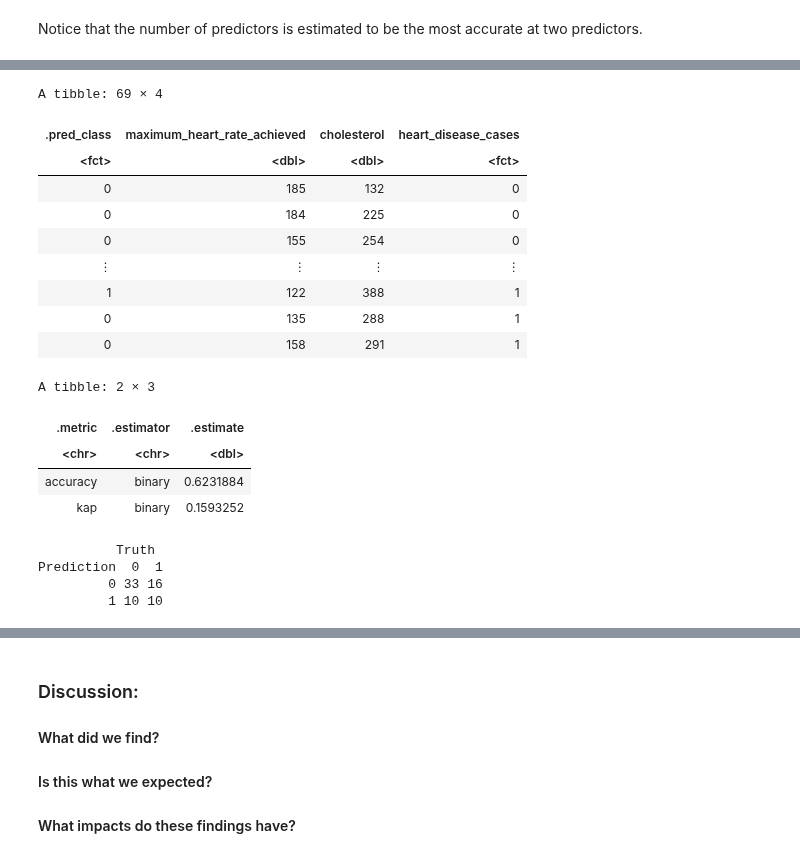
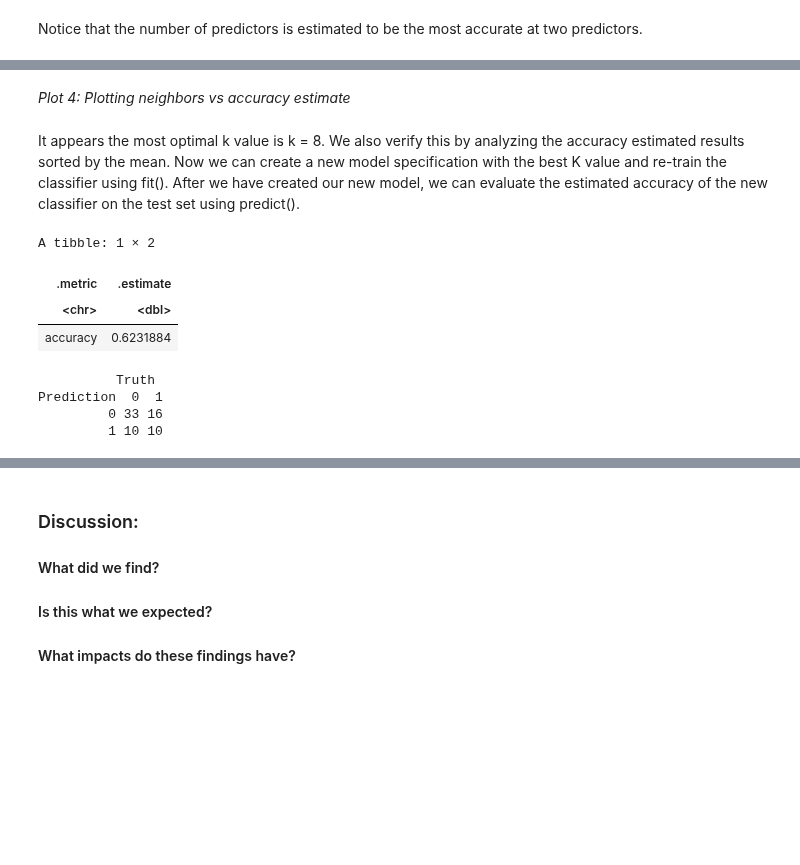
Before and after one commit to jaden-lai/DSCI-100-006-21, a Jupyter notebook: project_final.ipynb, the cells around one changed output, grey strips where cells are left out. Saved outputs shown, nothing was run; the diff lists cells and outputs as text; code cells hidden in the pictures; blank space fills up the shorter version.

```diff
--- a/project_final.ipynb
+++ b/project_final.ipynb
@@ -273,0 +251,6 @@ A tibble: 69 × 3
+# %%
+hd_vfold <- vfold_cv(hd_train, v = 5, strata = heart_disease_cases)
+
+hd_recipe <- recipe(heart_disease_cases ~ maximum_heart_rate_achieved + cholesterol, data = hd_train) |>
+              step_scale(all_predictors()) |>
+              step_center(all_predictors())
@@ -274,28 +259,14 @@ A tibble: 69 × 3
 # %%
-# Using Tutorial classification 2
-# Estimate amount of K to classify using maximum_heart_rate_achieved and cholesterol
-
-knn_spec_2 <- nearest_neighbor(weight_func = "rectangular", neighbors = tune()) |>
+knn_spec <- nearest_neighbor(weight_func = "rectangular", neighbors = tune()) |>
             set_engine("kknn") |>
             set_mode("classification")
-
-hd_recipe <- recipe(heart_disease_cases ~ maximum_heart_rate_achieved + cholesterol, data = hd_train)
-
-hd_vfold <- vfold_cv(hd_train, v = 5, strata = heart_disease_cases)
 
 knn_results <- workflow() |>
                  add_recipe(hd_recipe) |>
                  add_model(knn_spec) |>
                  tune_grid(resamples = hd_vfold, grid = tibble(neighbors = c(2,3,4,5,6,7,8,9,10))) |>
-                 collect_metrics()
-
-accuracy <- knn_results |>
+                 collect_metrics() |>
                  filter(.metric == 'accuracy')
 
-cross_val_plot <- ggplot(accuracy, aes(x = neighbors, y = mean)) +
-                  geom_point() +
-                  geom_line() +
-                  labs(x = 'Neighbors', y = 'Accuracy Estimate')
-
-cross_val_plot
+knn_results
 # %% [output]
@@ -303,45 +298,36 @@ cross_val_plot
+# %% [markdown]
+*Plot 4: Plotting neighbors vs accuracy estimate*
+# %% [markdown]
+It appears the most optimal k value is k = 8. We also verify this by analyzing the accuracy estimated results sorted by the mean. Now we can create a new model specification with the best K value and re-train the classifier using fit(). After we have created our new model, we can evaluate the estimated accuracy of the new classifier on the test set using predict().
 # %%
-# Using Tutorial classification 2
-
 hd_spec <- nearest_neighbor(weight_func = "rectangular", neighbors = 5) |>
        set_engine("kknn") |>
        set_mode("classification")
 
 hd_fit <- workflow() |>
        add_recipe(hd_recipe) |>
        add_model(hd_spec) |>
        fit(data = hd_train)
 
 hd_predictions <- predict(hd_fit , hd_test) |>
        bind_cols(hd_test)
-hd_predictions
 
-hd_predictions <- predict(hd_fit, hd_test) |>
-                        bind_cols(hd_test)
+hd_acc <- hd_predictions |>
+    metrics(truth = heart_disease_cases, estimate = .pred_class) |>
+    select(.metric, .estimate) |>
+    head(1)
 
-hd_metrics <- hd_predictions |> metrics(truth = heart_disease_cases, estimate = .pred_class)
-hd_conf_mat <- hd_predictions |>
-                        conf_mat(truth = heart_disease_cases, estimate = .pred_class)
+hd_cm <- hd_predictions |>
+    conf_mat(truth = heart_disease_cases, estimate = .pred_class)
 
-hd_metrics
-hd_conf_mat
+hd_acc
+hd_cm
 # %% [output]
-A tibble: 69 × 4
+A tibble: 1 × 2
-| .pred_class | maximum_heart_rate_achieved | cholesterol | heart_disease_cases |
-| <fct> | <dbl> | <dbl> | <fct> |
-| 0 | 185 | 132 | 0 |
-| 0 | 184 | 225 | 0 |
-| 0 | 155 | 254 | 0 |
-| ⋮ | ⋮ | ⋮ | ⋮ |
-| 1 | 122 | 388 | 1 |
-| 0 | 135 | 288 | 1 |
-| 0 | 158 | 291 | 1 |
+| .metric | .estimate |
+| <chr> | <dbl> |
+| accuracy | 0.6231884 |
-A tibble: 2 × 3
+          Truth
+Prediction  0  1
+         0 33 16
+         1 10 10
-| .metric | .estimator | .estimate |
-| <chr> | <chr> | <dbl> |
-| accuracy | binary | 0.6231884 |
-| kap | binary | 0.1593252 |
-          Truth
-Prediction  0  1
-         0 33 16
-         1 10 10
```
Also changed, not shown: parts of 22 cells of this notebook.
